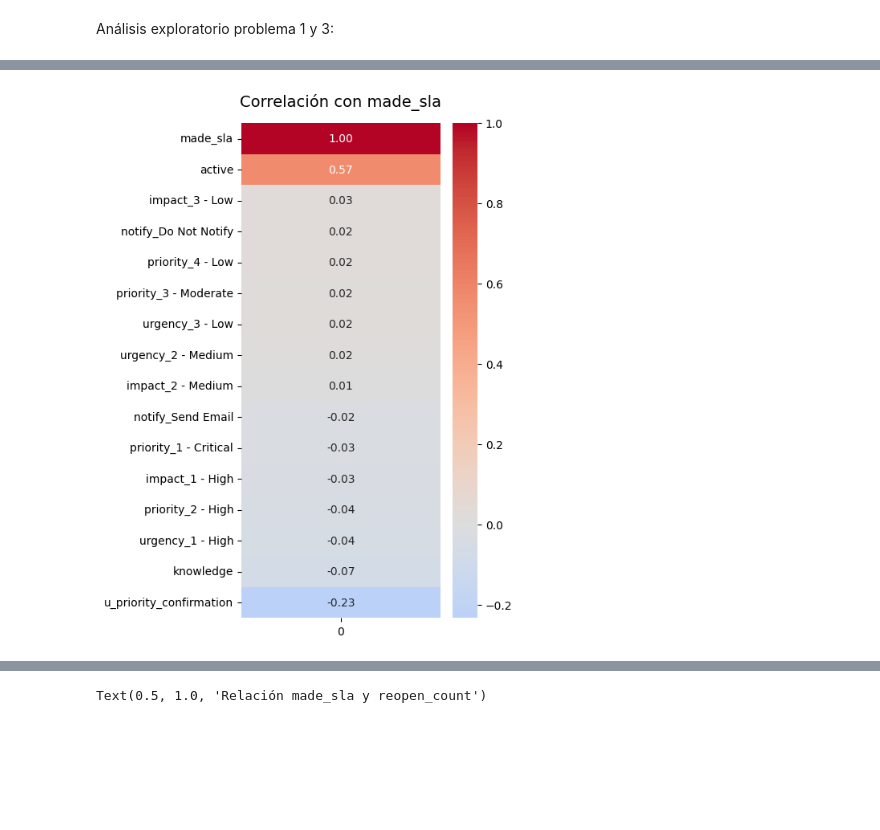
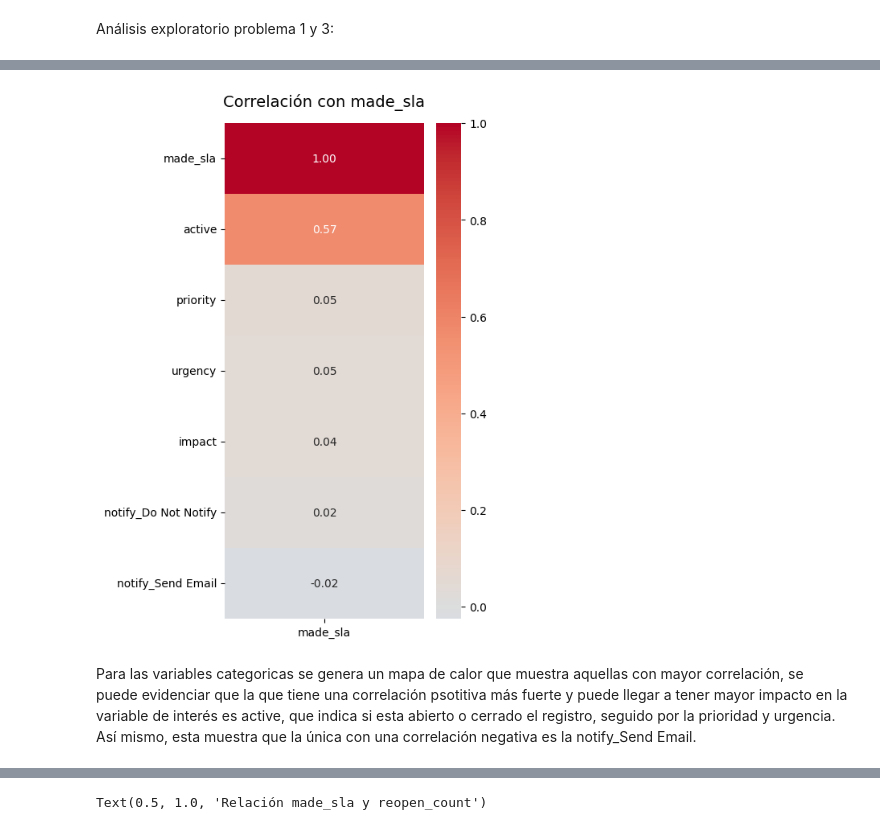
Before and after one commit to sofiapaezpascua-ops/Proyecto-1, a Jupyter notebook: Tarea2-Exploracion_Datos /exploracón de datos.ipynb, the cells around one changed output, grey strips where cells are left out. Saved outputs shown, nothing was run; the diff lists cells and outputs as text; code cells hidden in the pictures; blank space fills up the shorter version.

Commit message:
Comentarios para explicar exploracion de datos para los problemas 1 y 3

```diff
--- a/Tarea2-Exploracion_Datos /exploracón de datos.ipynb
+++ b/Tarea2-Exploracion_Datos /exploracón de datos.ipynb
@@ -25,0 +37,8 @@ df2.head()
+# %%
+#Cambiar categoricas por variables dummies:
+df_problemas_1y3 = df
+df_problemas_1y3 = pd.get_dummies(df_problemas_1y3, columns=["notify","location"], drop_first=False)
+df_problemas_1y3["impact"] = df_problemas_1y3["impact"].str[0].astype(int)
+df_problemas_1y3["urgency"] = df_problemas_1y3["urgency"].str[0].astype(int)
+df_problemas_1y3["priority"] = df_problemas_1y3["priority"].str[0].astype(int)
+df_problemas_1y3.head()
@@ -26,9 +55,14 @@ df2.head()
 # %%
-#Sacar un data frame que contenga unicamente las variables de nuestra interés:
-df2= df2.drop(["number","incident_state","caller_id","opened_by","opened_at","sys_created_by","sys_created_at","sys_updated_by","sys_updated_at",
-              "contact_type","location","category","subcategory","u_symptom","cmdb_ci","assignment_group","assigned_to","problem_id",
-              "rfc","vendor","caused_by","closed_code","resolved_by","resolved_at","closed_at"], axis=1)
+#Sacar un data frame que contenga unicamente las variables de nuestro interés:
+df_problemas_1y3 = df_problemas_1y3.drop(["number","incident_state","caller_id","opened_by","opened_at","sys_created_by",
+                                          "sys_created_at","sys_updated_by","sys_updated_at","contact_type","category",
+                                          "subcategory","u_symptom","cmdb_ci","assignment_group","assigned_to","knowledge",
+                                          "u_priority_confirmation","problem_id","rfc","vendor","caused_by","closed_code",
+                                          "resolved_by","resolved_at","closed_at"], axis=1)
+
+df_problemas_1y3.head
 
 #Correlación con made_sla
-df2.corrwith(df2["made_sla"])
+
+df_problemas_1y3.corrwith(df_problemas_1y3["made_sla"])
 # %% [output]
@@ -54,0 +83,3 @@ dtype: float64
+# %%
+df_problemas_1y3 = df_problemas_1y3.drop(df_problemas_1y3.filter(like="location").columns, axis=1)
+df_problemas_1y3.corrwith(df_problemas_1y3["made_sla"])
@@ -55,25 +98,27 @@ dtype: float64
 # %%
 #Grafica para comparar con las variables categoricas:
-df3 = df2.drop(["reassignment_count","reopen_count","sys_mod_count"],axis=1)
+df3 = df_problemas_1y3.drop(["reassignment_count","reopen_count","sys_mod_count"],axis= 1)
 
 # Graficar mapa de calor:
 
-corr = ((df3.corrwith(df3["made_sla"]))).sort_values(ascending=False)
+corr = df3.corr()["made_sla"].sort_values(ascending=False)
 
 plt.figure(figsize=(4,8))
 sns.heatmap(
     corr.to_frame(),
     annot=True,
     fmt=".2f",
     cmap="coolwarm",
     center=0,
     cbar=True
 )
 plt.title("Correlación con made_sla", fontsize=14, pad=15)
 plt.yticks(rotation=0)
 plt.show()
 # %% [output]
-[figure, old version]
+[figure, new version]
+# %% [markdown]
+Para las variables categoricas se genera un mapa de calor que muestra aquellas con mayor correlación, se puede evidenciar que la que tiene una correlación psotitiva más fuerte y puede llegar a tener mayor impacto en la variable de interés es active, que indica si esta abierto o cerrado el registro, seguido por la prioridad y urgencia. Así mismo, esta muestra que la única con una correlación negativa es la notify_Send Email.
 # %%
 #Gráfica categoricas vs. continuas
 
```
Also changed, not shown: parts of 10 cells of this notebook, 1 other file.
